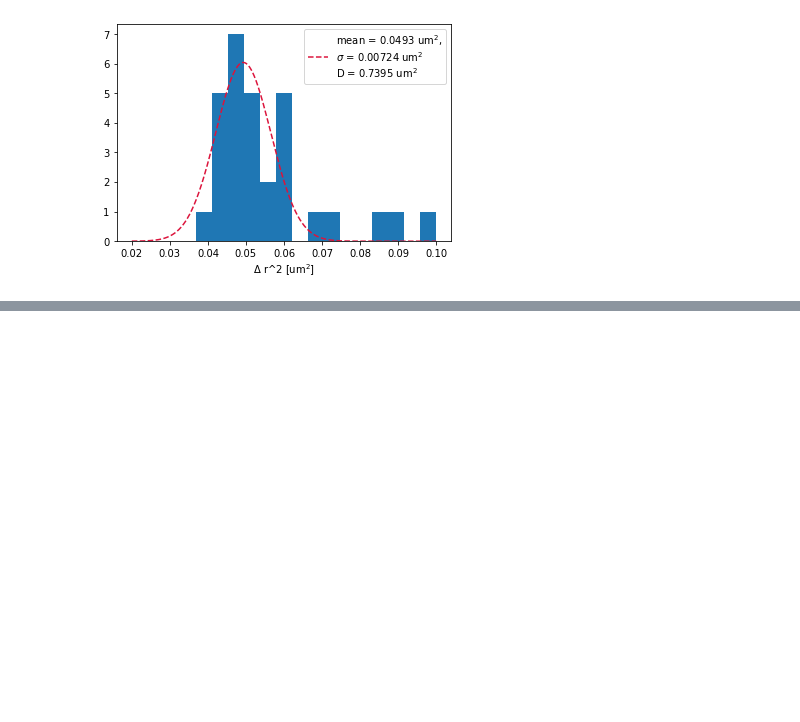
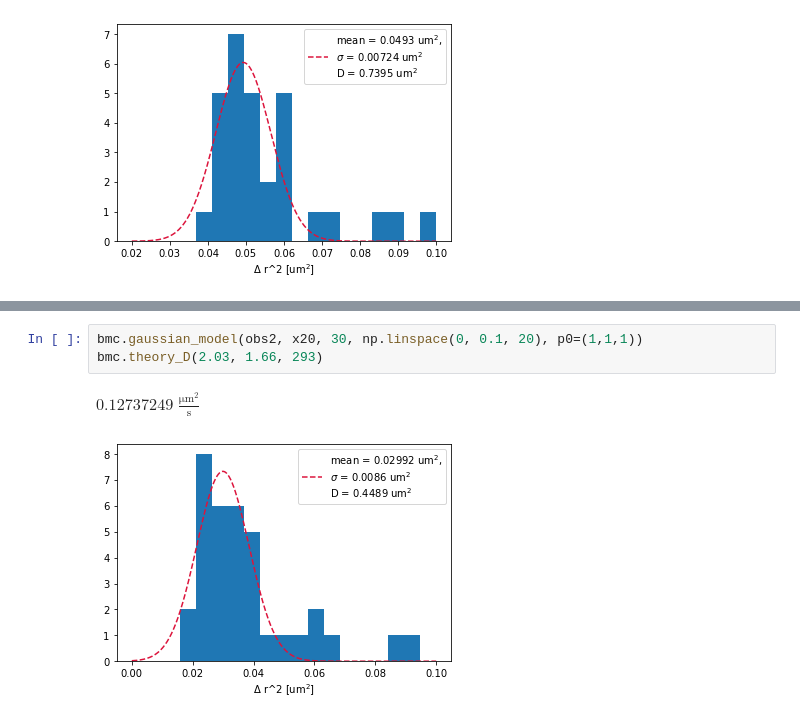
Before and after one commit to dbautista98/BMC_analysis, a Jupyter notebook: New Bead Analysis.ipynb, the cells around one changed output, grey strips where cells are left out. Cells and saved outputs as stored; diff of their text form; blank space fills up the shorter version.

```diff
--- a/New Bead Analysis.ipynb
+++ b/New Bead Analysis.ipynb
@@ -46,0 +47,6 @@ Text(0.5, 1.0, '$\\Delta$')
+# %%
+bmc.gaussian_model(obs2, x20, 30, np.linspace(0, 0.1, 20), p0=(1,1,1))
+bmc.theory_D(2.03, 1.66, 293)
+# %% [output]
+$0.12737249 \; \mathrm{\frac{\mu m^{2}}{s}}$
+[figure, added]
```
Also changed, not shown: parts of 8 cells of this notebook.
